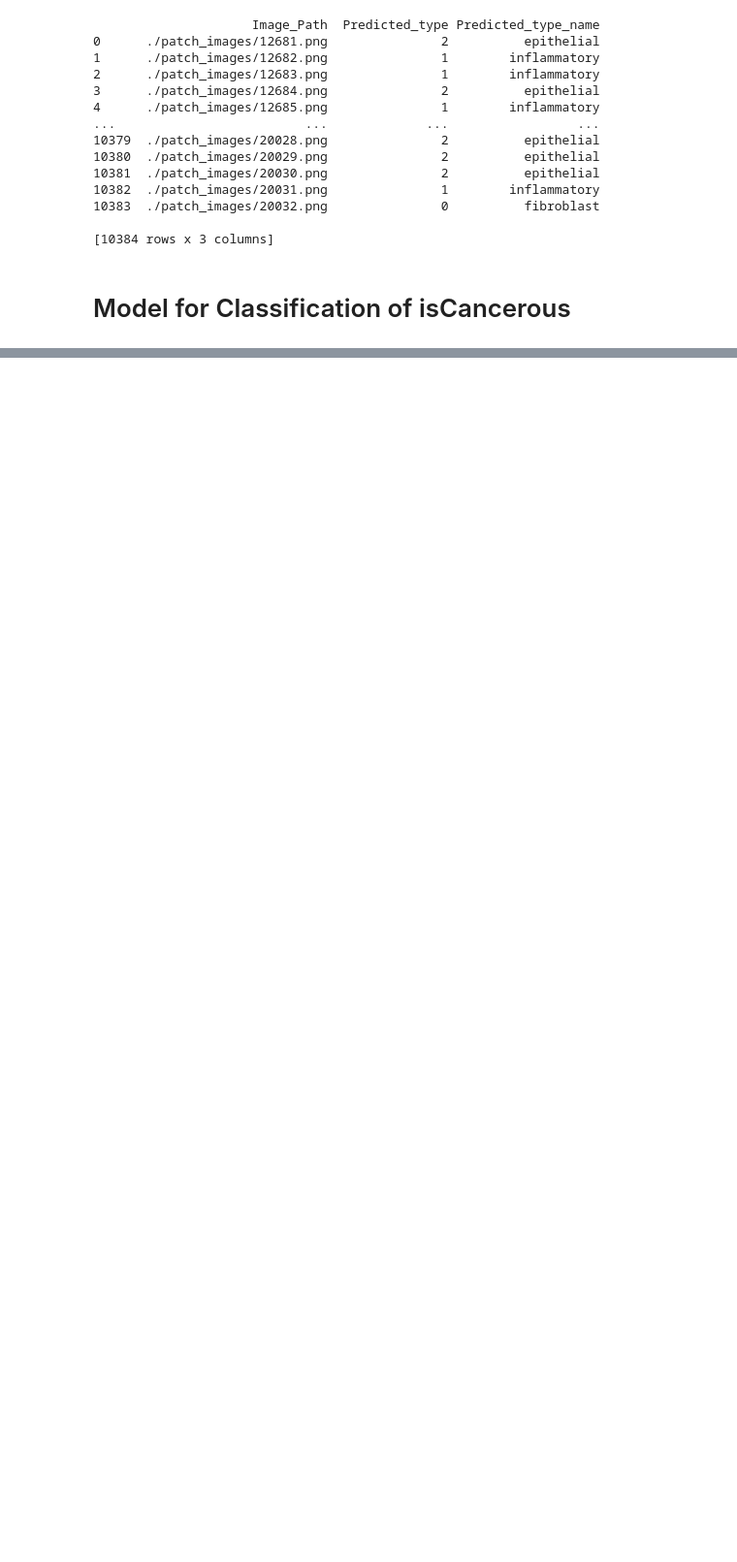
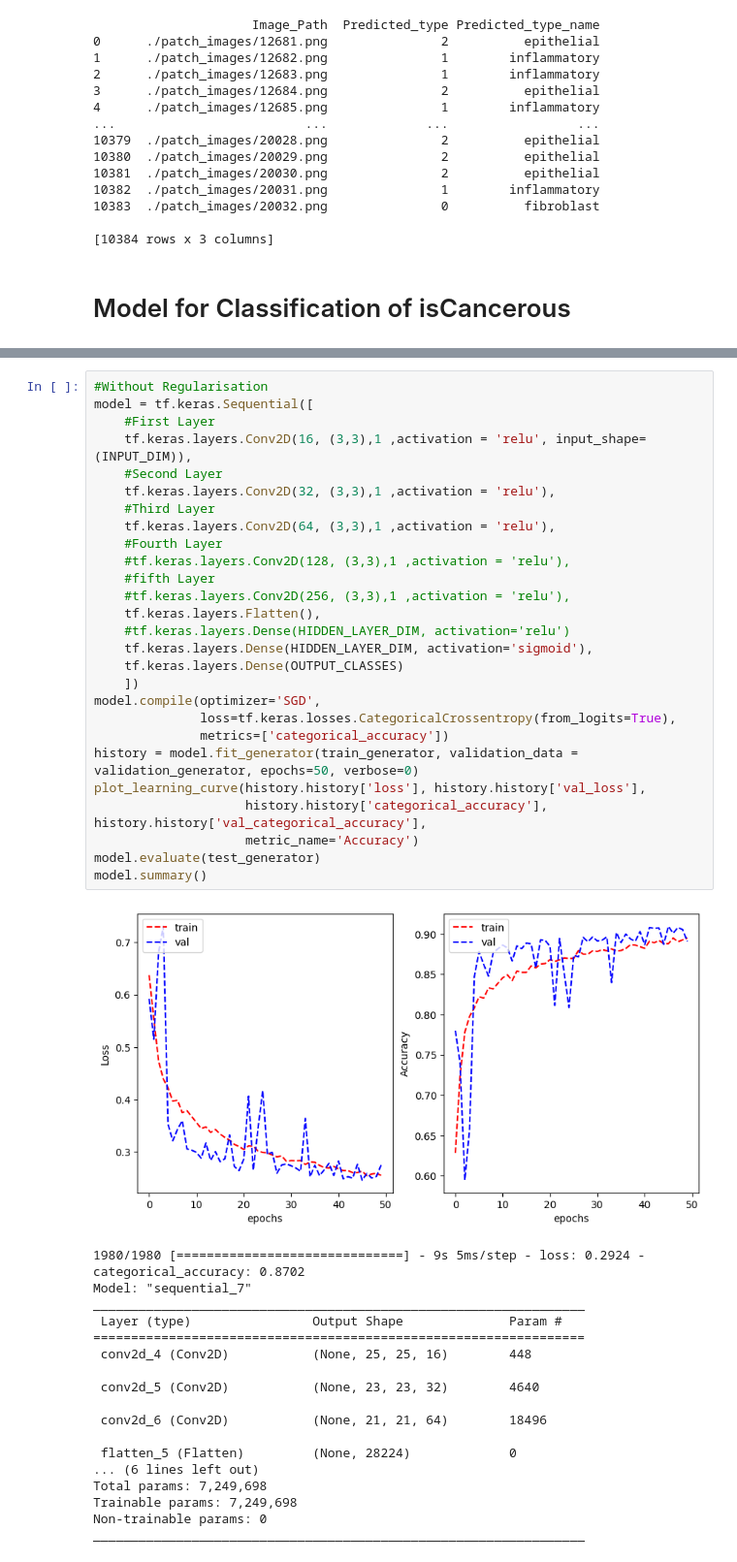
Before and after one commit to SaicharanKannan/Ml_A2, a Jupyter notebook: final_final.ipynb, the cells around one changed output, grey strips where cells are left out. Shown: that part at 97% size. Saved outputs shown, nothing was run; the diff lists cells and outputs as text; blank space fills up the shorter version.

```diff
--- a/final_final.ipynb
+++ b/final_final.ipynb
@@ -542,0 +577,46 @@ You should consider upgrading via the 'c:\Users\Wobby\AppData\Local\Programs\Pyt
+# %%
+#Without Regularisation
+model = tf.keras.Sequential([
+    #First Layer
+    tf.keras.layers.Conv2D(16, (3,3),1 ,activation = 'relu', input_shape=(INPUT_DIM)),
+    #Second Layer
+    tf.keras.layers.Conv2D(32, (3,3),1 ,activation = 'relu'),
+    #Third Layer
+    tf.keras.layers.Conv2D(64, (3,3),1 ,activation = 'relu'),
+    #Fourth Layer
+    #tf.keras.layers.Conv2D(128, (3,3),1 ,activation = 'relu'),
+    #fifth Layer
+    #tf.keras.layers.Conv2D(256, (3,3),1 ,activation = 'relu'),
+    tf.keras.layers.Flatten(),
+    #tf.keras.layers.Dense(HIDDEN_LAYER_DIM, activation='relu')
+    tf.keras.layers.Dense(HIDDEN_LAYER_DIM, activation='sigmoid'),
+    tf.keras.layers.Dense(OUTPUT_CLASSES)
+    ])
+model.compile(optimizer='SGD',
+              loss=tf.keras.losses.CategoricalCrossentropy(from_logits=True),
+              metrics=['categorical_accuracy'])
+history = model.fit_generator(train_generator, validation_data = validation_generator, epochs=50, verbose=0)
+plot_learning_curve(history.history['loss'], history.history['val_loss'],
+                    history.history['categorical_accuracy'], history.history['val_categorical_accuracy'],
+                    metric_name='Accuracy')
+model.evaluate(test_generator)
+model.summary()
+# %% [output]
+[figure, added]
+1980/1980 [==============================] - 9s 5ms/step - loss: 0.2924 - categorical_accuracy: 0.8702
+Model: "sequential_7"
+_________________________________________________________________
+ Layer (type)                Output Shape              Param #
+=================================================================
+ conv2d_4 (Conv2D)           (None, 25, 25, 16)        448
+
+ conv2d_5 (Conv2D)           (None, 23, 23, 32)        4640
+
+ conv2d_6 (Conv2D)           (None, 21, 21, 64)        18496
+
+ flatten_5 (Flatten)         (None, 28224)             0
+... (6 lines left out)
+Total params: 7,249,698
+Trainable params: 7,249,698
+Non-trainable params: 0
+_________________________________________________________________
```
Also changed, not shown: parts of 37 cells of this notebook, 1 other file.
